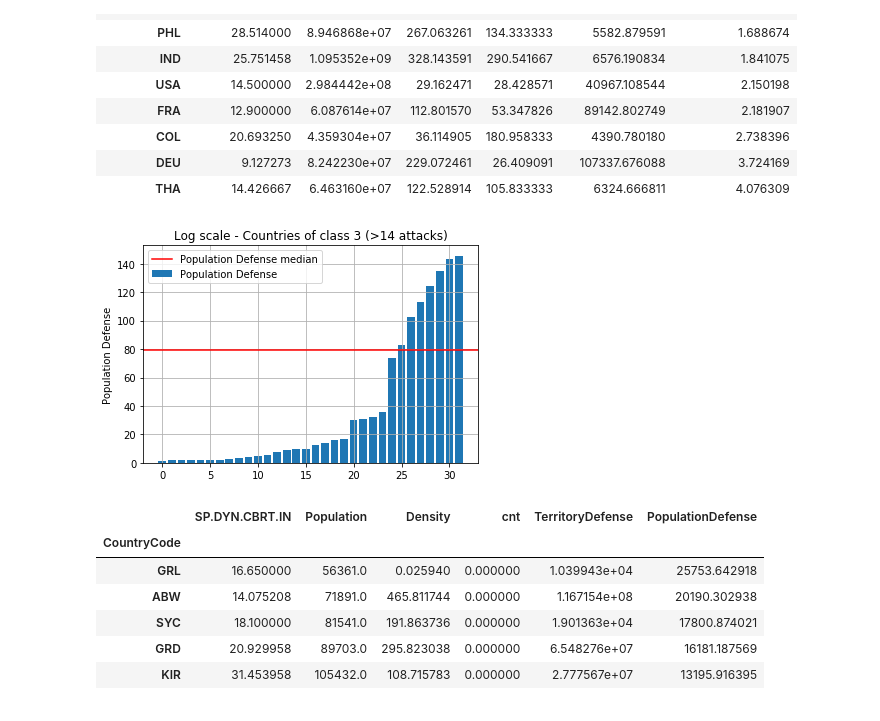
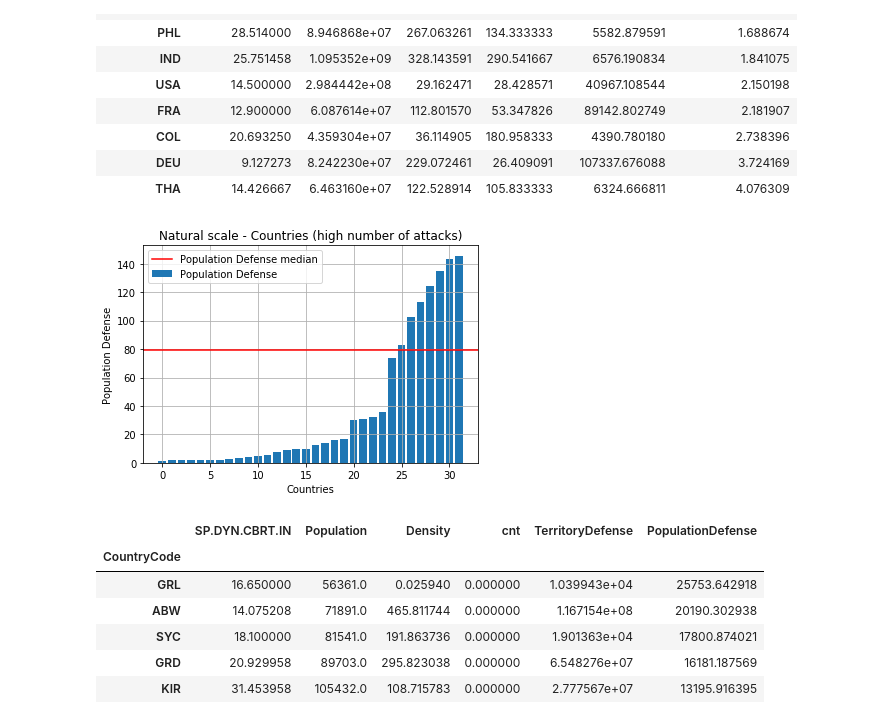
Before and after one commit to AndreaCurtoni/TerrorismDSBA, a Jupyter notebook: First hyp ML.ipynb, the cells around one changed output. Cells and saved outputs as stored; diff of their text form; code cells hidden in the pictures.

Commit message:
modified some plots

```diff
--- a/First hyp ML.ipynb
+++ b/First hyp ML.ipynb
@@ -917,24 +959,25 @@ high.sort_values(['PopulationDefense'], ascending=True).head(10)
 # %%
 import matplotlib.pyplot as plt
 
 pop_def = []
 m_value = df4['PopulationDefense'].median()
 plt.axhline(y=m_value, color='r', linestyle='-', label='Median')
 y = high['PopulationDefense']
 axis = []
 for i, country in enumerate(high.index):
     pop_def.append(y.loc[country])
     axis.append(i)
 
 pop_def.sort()
 plt.bar(axis,pop_def)
-plt.title("Log scale - Countries of class 3 (>14 attacks)")
+plt.title("Natural scale - Countries (high number of attacks)")
 plt.ylabel('Population Defense')
+plt.xlabel('Countries')
 plt.legend(['Population Defense median', 'Population Defense'])
 plt.grid()
 plt.show()
 # %% [output]
-[figure, old version]
+[figure, new version]
 # %%
 low = df4[df4['cnt'] < 1]  #mean belonging to class 0
 low.sort_values(['PopulationDefense'], ascending=False).head(10)
```
Also changed, not shown: parts of 10 cells of this notebook.
